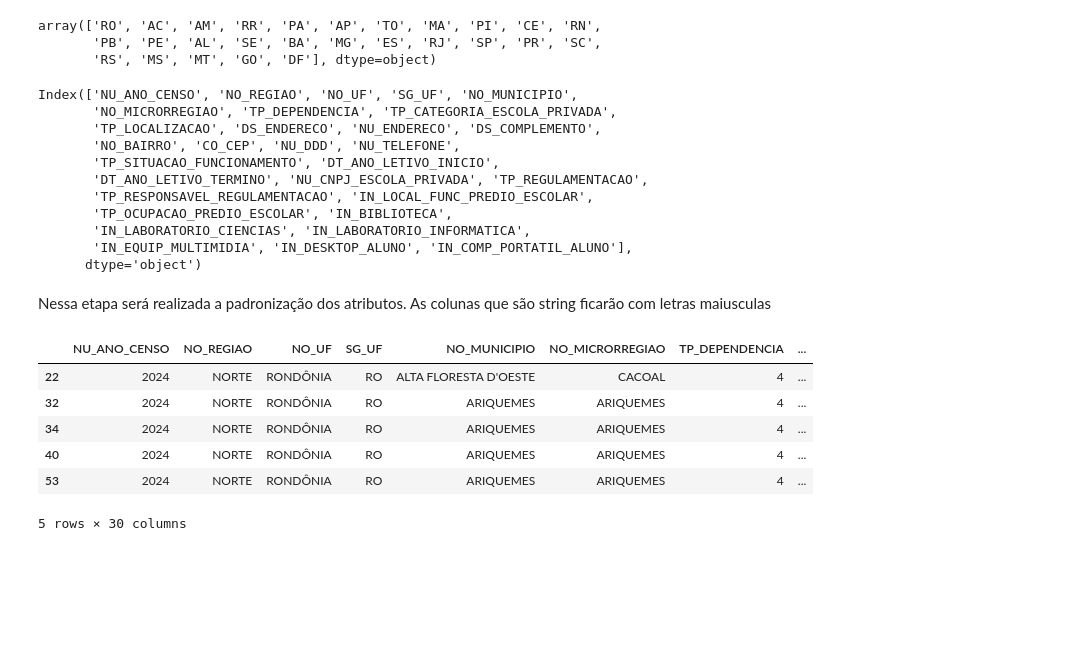
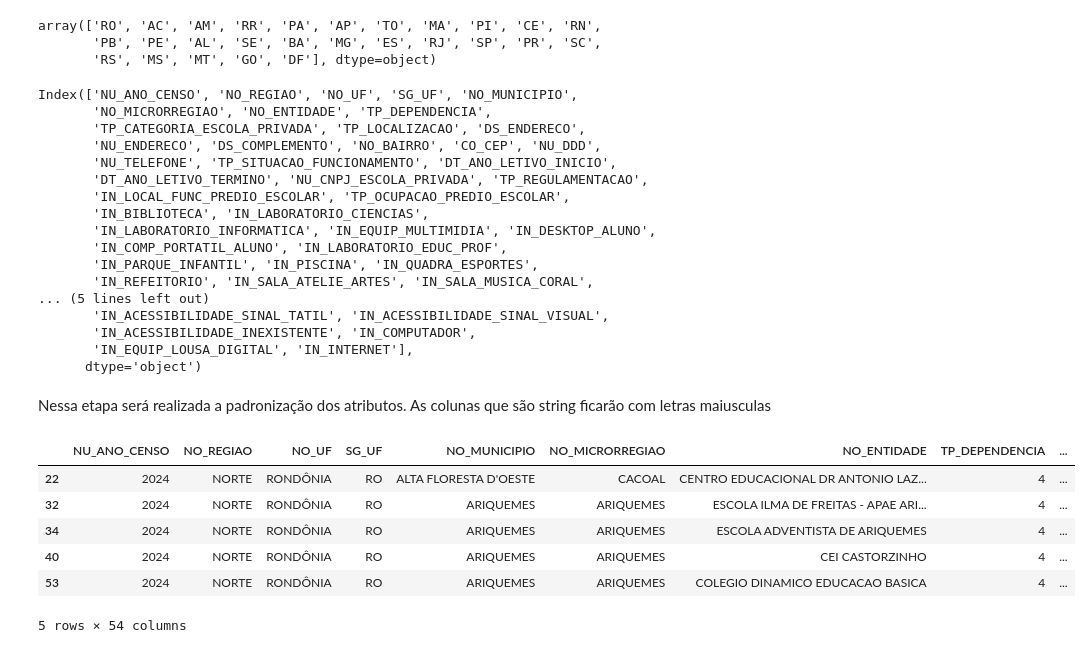
Before and after one commit to al00pes/PROJETO-CENSO-EDUCACIONAL-2024, a Jupyter notebook: codigo/tratamento.ipynb, the cells around one changed output. Cells and saved outputs as stored; diff of their text form; code cells hidden in the pictures; blank space fills up the shorter version.

```diff
--- a/codigo/tratamento.ipynb
+++ b/codigo/tratamento.ipynb
@@ -53,8 +156,6 @@ import warnings
 warnings.filterwarnings("ignore")
 # %%
 #Instância os datasets
-path_ed_basica_2024 = r'C:\Users\Arthur Lopes\Documents\PROJETO-LVI\microdados_censo_escolar_2024\dados\microdados_ed_basica_2024.csv'
-
-path_suplemento_tecnico = r'C:\Users\Arthur Lopes\Documents\PROJETO-LVI\microdados_censo_escolar_2024\dados\suplemento_cursos_tecnicos_2024.csv'
+path_ed_basica_2024 = r'C:\Users\Arthur Lopes\Documents\PROJETO-LIV\microdados_censo_escolar_2024\dados\microdados_ed_basica_2024.csv'
 # %%
 #Transfonrmando as planilhas em dataframe
@@ -124,11 +196,17 @@ IN_COMP_PORTATIL_ALUNO
 # %%
 #Instânciando dataframe com as colunas especificas
-df_ed_basica_01 =  df_ed_basica[['NU_ANO_CENSO','NO_REGIAO','NO_UF','SG_UF','NO_MUNICIPIO','NO_MICRORREGIAO','TP_DEPENDENCIA',
+df_ed_basica_01 =  df_ed_basica[['NU_ANO_CENSO','NO_REGIAO','NO_UF','SG_UF','NO_MUNICIPIO','NO_MICRORREGIAO','NO_ENTIDADE','TP_DEPENDENCIA',
               'TP_CATEGORIA_ESCOLA_PRIVADA','TP_LOCALIZACAO',"DS_ENDERECO",'NU_ENDERECO','DS_COMPLEMENTO',
               'NO_BAIRRO','CO_CEP','NU_DDD','NU_TELEFONE','TP_SITUACAO_FUNCIONAMENTO','DT_ANO_LETIVO_INICIO',
-              'DT_ANO_LETIVO_TERMINO','NU_CNPJ_ESCOLA_PRIVADA','TP_REGULAMENTACAO','TP_RESPONSAVEL_REGULAMENTACAO',
+              'DT_ANO_LETIVO_TERMINO','NU_CNPJ_ESCOLA_PRIVADA','TP_REGULAMENTACAO',
               'IN_LOCAL_FUNC_PREDIO_ESCOLAR','TP_OCUPACAO_PREDIO_ESCOLAR','IN_BIBLIOTECA','IN_LABORATORIO_CIENCIAS',
-              'IN_LABORATORIO_INFORMATICA','IN_EQUIP_MULTIMIDIA','IN_DESKTOP_ALUNO','IN_COMP_PORTATIL_ALUNO']]
+              'IN_LABORATORIO_INFORMATICA','IN_EQUIP_MULTIMIDIA','IN_DESKTOP_ALUNO','IN_COMP_PORTATIL_ALUNO',
+                'IN_LABORATORIO_EDUC_PROF','IN_PARQUE_INFANTIL','IN_PISCINA',
+               'IN_QUADRA_ESPORTES','IN_REFEITORIO','IN_SALA_ATELIE_ARTES',
+                'IN_SALA_MUSICA_CORAL','IN_SALA_ESTUDIO_DANCA','IN_SALA_MULTIUSO','IN_SALA_ESTUDIO_GRAVACAO','IN_SALA_OFICINAS_EDUC_PROF','IN_SALA_LEITURA',
+                'IN_ACESSIBILIDADE_CORRIMAO','IN_ACESSIBILIDADE_ELEVADOR','IN_ACESSIBILIDADE_PISOS_TATEIS','IN_ACESSIBILIDADE_VAO_LIVRE',
+                'IN_ACESSIBILIDADE_RAMPAS','IN_ACESSIBILIDADE_SINAL_SONORO','IN_ACESSIBILIDADE_SINAL_TATIL','IN_ACESSIBILIDADE_SINAL_VISUAL',
+                'IN_ACESSIBILIDADE_INEXISTENTE','IN_COMPUTADOR','IN_EQUIP_LOUSA_DIGITAL','IN_INTERNET']]
 
 #Exibindo o dataframe
 df_ed_basica_01.head()
@@ -336,15 +462,21 @@ array(['RO', 'AC', 'AM', 'RR', 'PA', 'AP', 'TO', 'MA', 'PI', 'CE', 'RN',
 df_ed_basica_03.columns
 # %% [output]
 Index(['NU_ANO_CENSO', 'NO_REGIAO', 'NO_UF', 'SG_UF', 'NO_MUNICIPIO',
-       'NO_MICRORREGIAO', 'TP_DEPENDENCIA', 'TP_CATEGORIA_ESCOLA_PRIVADA',
-       'TP_LOCALIZACAO', 'DS_ENDERECO', 'NU_ENDERECO', 'DS_COMPLEMENTO',
-       'NO_BAIRRO', 'CO_CEP', 'NU_DDD', 'NU_TELEFONE',
-       'TP_SITUACAO_FUNCIONAMENTO', 'DT_ANO_LETIVO_INICIO',
+       'NO_MICRORREGIAO', 'NO_ENTIDADE', 'TP_DEPENDENCIA',
+       'TP_CATEGORIA_ESCOLA_PRIVADA', 'TP_LOCALIZACAO', 'DS_ENDERECO',
+       'NU_ENDERECO', 'DS_COMPLEMENTO', 'NO_BAIRRO', 'CO_CEP', 'NU_DDD',
+       'NU_TELEFONE', 'TP_SITUACAO_FUNCIONAMENTO', 'DT_ANO_LETIVO_INICIO',
        'DT_ANO_LETIVO_TERMINO', 'NU_CNPJ_ESCOLA_PRIVADA', 'TP_REGULAMENTACAO',
-       'TP_RESPONSAVEL_REGULAMENTACAO', 'IN_LOCAL_FUNC_PREDIO_ESCOLAR',
-       'TP_OCUPACAO_PREDIO_ESCOLAR', 'IN_BIBLIOTECA',
-       'IN_LABORATORIO_CIENCIAS', 'IN_LABORATORIO_INFORMATICA',
-       'IN_EQUIP_MULTIMIDIA', 'IN_DESKTOP_ALUNO', 'IN_COMP_PORTATIL_ALUNO'],
+       'IN_LOCAL_FUNC_PREDIO_ESCOLAR', 'TP_OCUPACAO_PREDIO_ESCOLAR',
+       'IN_BIBLIOTECA', 'IN_LABORATORIO_CIENCIAS',
+       'IN_LABORATORIO_INFORMATICA', 'IN_EQUIP_MULTIMIDIA', 'IN_DESKTOP_ALUNO',
+       'IN_COMP_PORTATIL_ALUNO', 'IN_LABORATORIO_EDUC_PROF',
+       'IN_PARQUE_INFANTIL', 'IN_PISCINA', 'IN_QUADRA_ESPORTES',
+       'IN_REFEITORIO', 'IN_SALA_ATELIE_ARTES', 'IN_SALA_MUSICA_CORAL',
+... (5 lines left out)
+       'IN_ACESSIBILIDADE_SINAL_TATIL', 'IN_ACESSIBILIDADE_SINAL_VISUAL',
+       'IN_ACESSIBILIDADE_INEXISTENTE', 'IN_COMPUTADOR',
+       'IN_EQUIP_LOUSA_DIGITAL', 'IN_INTERNET'],
       dtype='object')
 # %% [markdown]
 Nessa etapa será realizada a padronização dos atributos.
@@ -352,30 +484,32 @@ As colunas que são string ficarão com letras maiusculas
 # %%
 #Verificando o tipo
 #df_ed_basica_03.dtypes
 
 df_ed_basica_03["NO_REGIAO"] = df_ed_basica_03["NO_REGIAO"].str.upper()
+
+df_ed_basica_03["NO_ENTIDADE"] = df_ed_basica_03["NO_ENTIDADE"].str.upper()
 
 df_ed_basica_03['NO_UF'] = df_ed_basica_03['NO_UF'].str.upper()
 
 df_ed_basica_03['SG_UF'] = df_ed_basica_03['SG_UF'].str.upper()
 
 df_ed_basica_03['NO_MUNICIPIO'] = df_ed_basica_03['NO_MUNICIPIO'].str.upper()
 
 df_ed_basica_03["DS_ENDERECO"] = df_ed_basica_03["DS_ENDERECO"].str.upper()
 
 df_ed_basica_03["DS_COMPLEMENTO"] = df_ed_basica_03["DS_COMPLEMENTO"].str.upper()
 
 df_ed_basica_03["NO_BAIRRO"] = df_ed_basica_03["NO_BAIRRO"].str.upper()
 
 df_ed_basica_03["NO_MICRORREGIAO"] = df_ed_basica_03["NO_MICRORREGIAO"].str.upper()
 
 #Exibindo o dataframe
 df_ed_basica_03.head()
 # %% [output]
-|  | NU_ANO_CENSO | NO_REGIAO | NO_UF | SG_UF | NO_MUNICIPIO | NO_MICRORREGIAO | TP_DEPENDENCIA | ... |
-| 22 | 2024 | NORTE | RONDÔNIA | RO | ALTA FLORESTA D'OESTE | CACOAL | 4 | ... |
-| 32 | 2024 | NORTE | RONDÔNIA | RO | ARIQUEMES | ARIQUEMES | 4 | ... |
-| 34 | 2024 | NORTE | RONDÔNIA | RO | ARIQUEMES | ARIQUEMES | 4 | ... |
-| 40 | 2024 | NORTE | RONDÔNIA | RO | ARIQUEMES | ARIQUEMES | 4 | ... |
-| 53 | 2024 | NORTE | RONDÔNIA | RO | ARIQUEMES | ARIQUEMES | 4 | ... |
+|  | NU_ANO_CENSO | NO_REGIAO | NO_UF | SG_UF | NO_MUNICIPIO | NO_MICRORREGIAO | NO_ENTIDADE | TP_DEPENDENCIA | ... |
+| 22 | 2024 | NORTE | RONDÔNIA | RO | ALTA FLORESTA D'OESTE | CACOAL | CENTRO EDUCACIONAL DR ANTONIO LAZ... | 4 | ... |
+| 32 | 2024 | NORTE | RONDÔNIA | RO | ARIQUEMES | ARIQUEMES | ESCOLA ILMA DE FREITAS - APAE ARI... | 4 | ... |
+| 34 | 2024 | NORTE | RONDÔNIA | RO | ARIQUEMES | ARIQUEMES | ESCOLA ADVENTISTA DE ARIQUEMES | 4 | ... |
+| 40 | 2024 | NORTE | RONDÔNIA | RO | ARIQUEMES | ARIQUEMES | CEI CASTORZINHO | 4 | ... |
+| 53 | 2024 | NORTE | RONDÔNIA | RO | ARIQUEMES | ARIQUEMES | COLEGIO DINAMICO EDUCACAO BASICA | 4 | ... |
-5 rows × 30 columns
+5 rows × 54 columns
```
Also changed, not shown: parts of 41 cells of this notebook.
